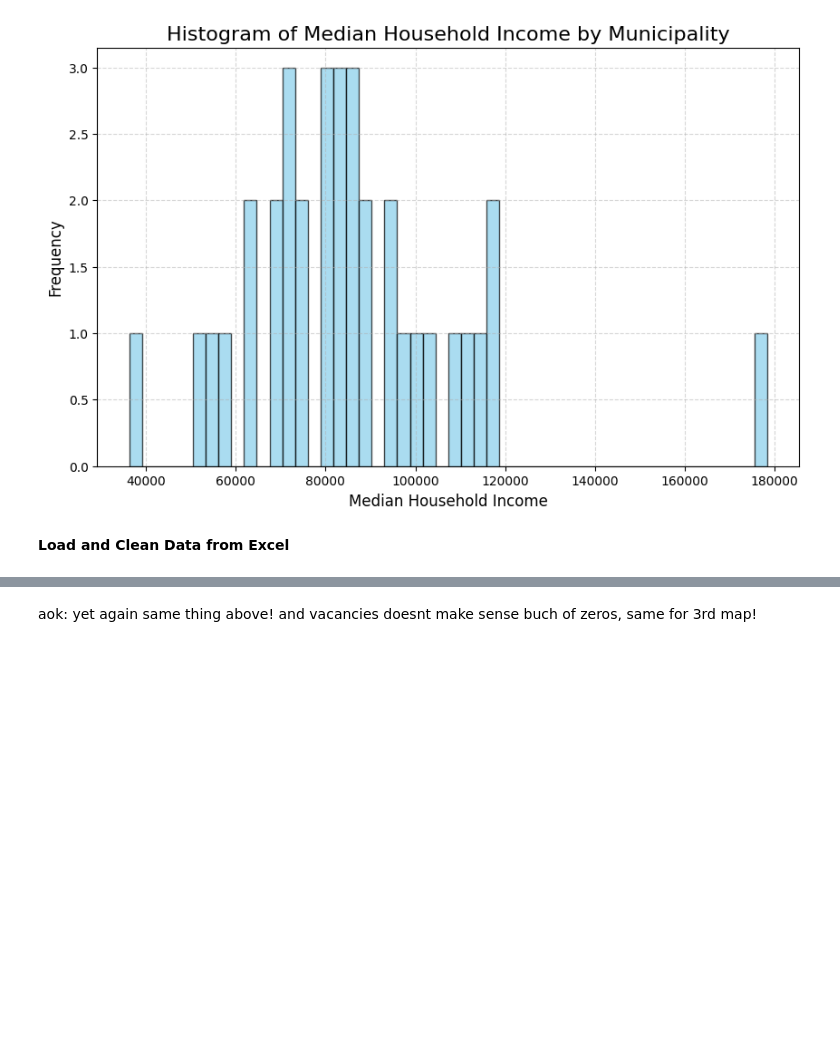
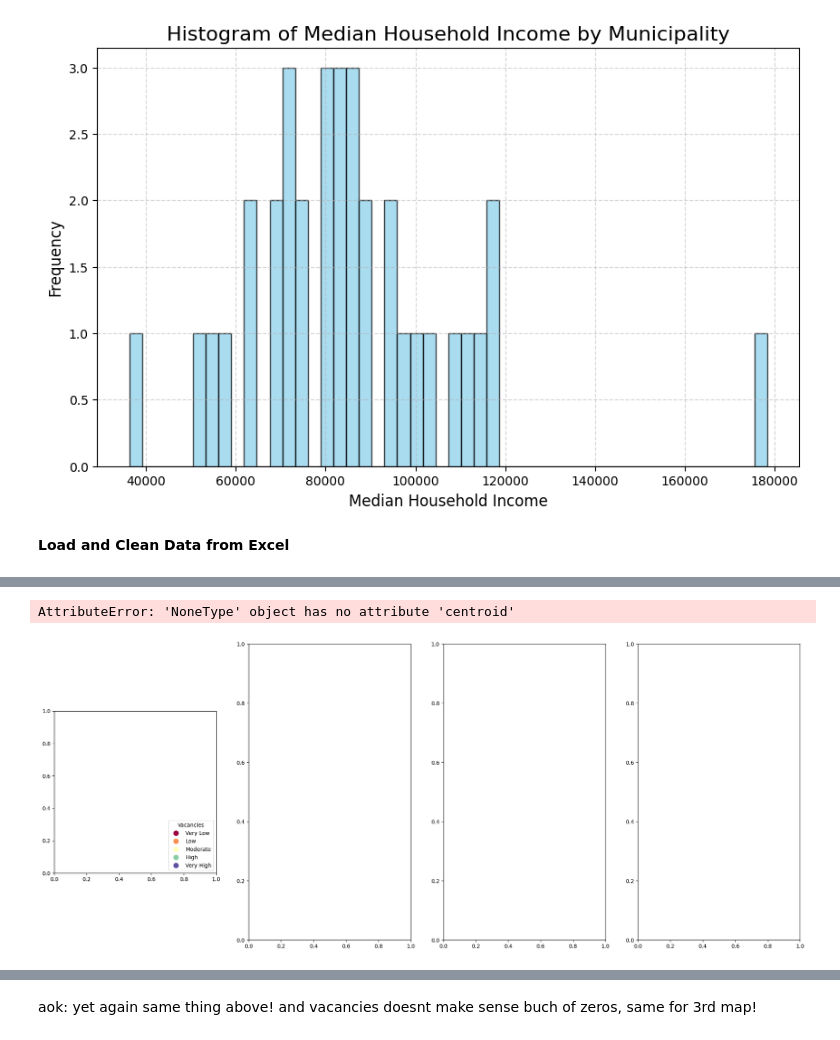
Before and after one commit to Funmiadebajo/GIS, a Jupyter notebook: PS4.ipynb, the cells around one changed output, grey strips where cells are left out. Cells and saved outputs as stored; diff of their text form; code cells hidden in the pictures; blank space fills up the shorter version.

```diff
--- a/PS4.ipynb
+++ b/PS4.ipynb
@@ -408,0 +474,74 @@ from matplotlib.colors import ListedColormap
+# %%
+# Define color scheme
+color_scheme = "Spectral"
+
+# Create subplots for the four maps
+fig, axs = plt.subplots(1, 4, figsize=(25, 10))
+titles = [
+    "Municipalities with Median Gross Rent",
+    "Vacancies",
+    "Renters between 2020 and 2023",
+    "Homelessness Population"
+]
+
+# Loop through the four datasets
+for i, (key, merged_df) in enumerate(merged_data.items()):
+    column = datasets[key] if key in datasets else "Homelessness"  # Column name
+    ax = axs[i]
+
+    if merged_df[column].nunique() > 1:
+        # For low-value columns, use quantile-based bins for better differentiation
+        if column in ['Vacancies', 'Actual Renters', 'Homelessness']:
+            try:
+                merged_df['Custom Bins'] = pd.qcut(
+                    merged_df[column],
+                    q=5,
+                    labels=["Very Low", "Low", "Moderate", "High", "Very High"],
+                    duplicates="drop"
+                )
+            except ValueError:
+                # Fallback to using NaturalBreaks if too few distinct values remain
+                merged_df['Custom Bins'] = pd.cut(
+                    merged_df[column],
+                    bins=5,
+                    labels=["Very Low", "Low", "Moderate", "High", "Very High"],
+                    include_lowest=True
+                )
+
+            merged_df.plot(
+                ax=ax,
+                column='Custom Bins',
+                legend=True,
+                cmap=color_scheme,
+                edgecolor='grey',
+                linewidth=0.5,
+                legend_kwds={'title': column, 'loc': 'lower right'}
+            )
+        else:
+            merged_df.plot(
+                ax=ax,
+                column=column,
+                legend=True,
+                cmap=color_scheme,
+                scheme='NaturalBreaks',
+                k=5,
+                edgecolor='grey',
+                linewidth=0.5,
+                legend_kwds={"fmt": "{:,.0f}", "loc": "lower right"}
+            )
+
+        # Annotate top 5 municipalities
+        top_5 = merged_df.nlargest(5, column)
+        for _, row in top_5.iterrows():
+            ax.text(row.geometry.centroid.x, row.geometry.centroid.y, f"{row['Municipality'].title()}\n{row[column]:,.0f}",
+                    fontsize=8, ha='center', color='black')
+
+    ax.set_title(titles[i], fontsize=15)
+    ax.set_xticks([])
+    ax.set_yticks([])
+
+plt.tight_layout()
+plt.show();
+# %% [output]
+AttributeError: 'NoneType' object has no attribute 'centroid'
+[figure, added]
```
Also changed, not shown: parts of 18 cells of this notebook.
